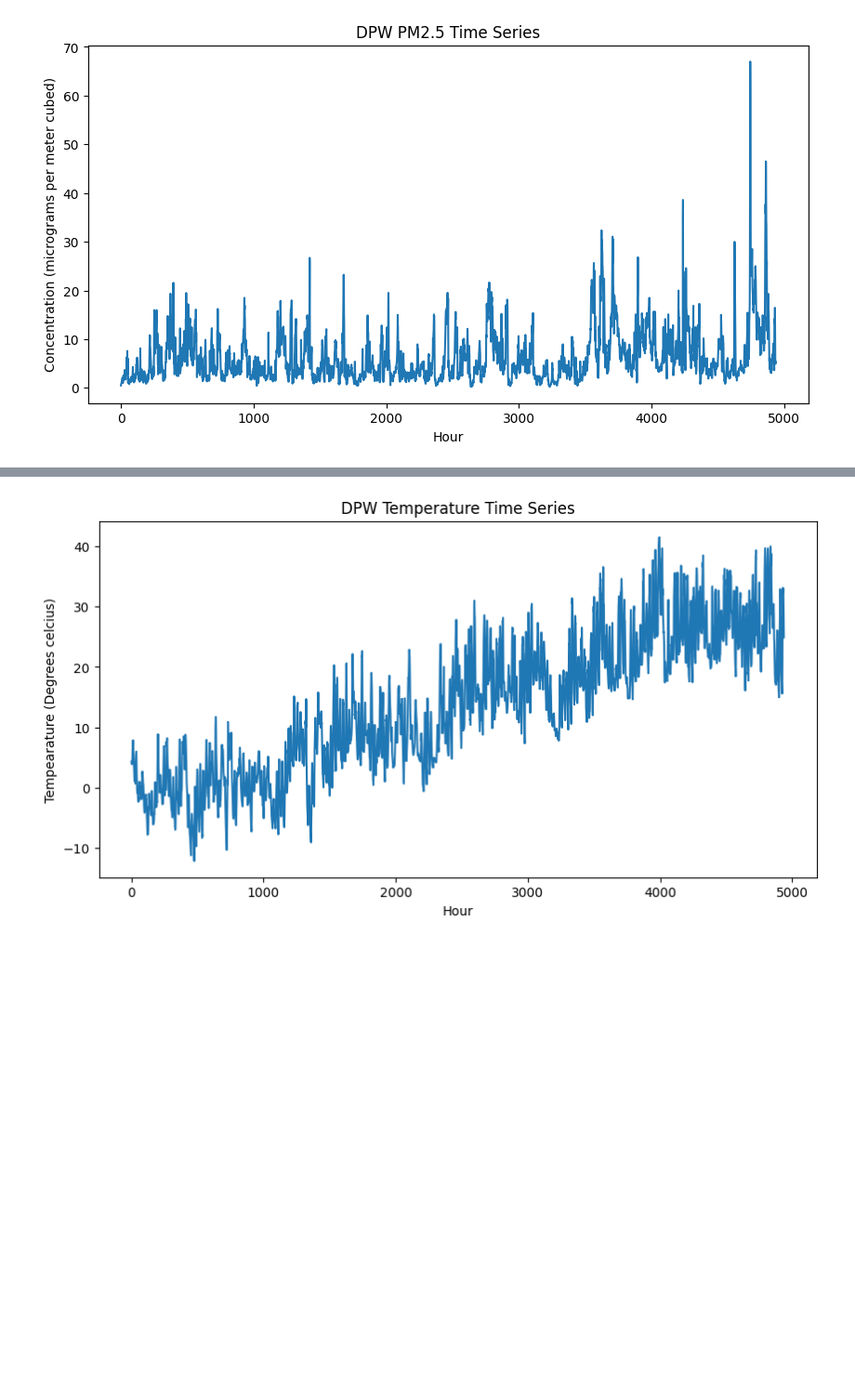
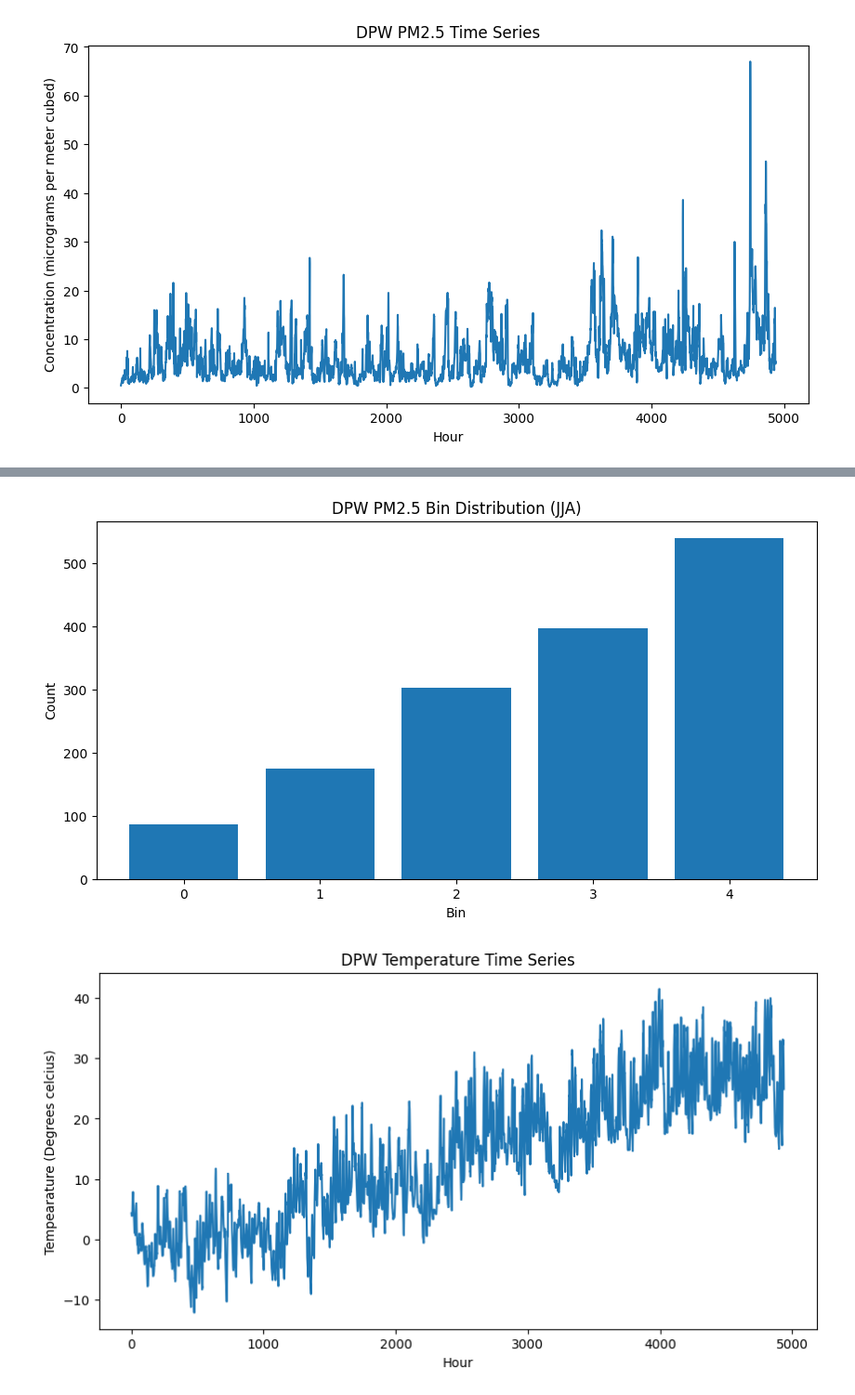
Before and after one commit to jacklardner/wind-pm-analysis, a Jupyter notebook: more_eda.ipynb, the cells around one changed output, grey strips where cells are left out. Shown at 93% size. Cells and saved outputs as stored; diff of their text form; code cells hidden in the pictures; blank space fills up the shorter version.

```diff
--- a/more_eda.ipynb
+++ b/more_eda.ipynb
@@ -135,3 +193,18 @@ plt.show()
+# %%
+#plotting summer bin counts
+jja_counts = dpw_final[dpw_final["season"] == "JJA"]["pm25_bin"].value_counts().sort_index()
+
+plt.figure(figsize=(10,5))
+plt.bar(jja_counts.index, jja_counts.values)
+plt.title("DPW PM2.5 Bin Distribution (JJA)")
+plt.xlabel("Bin")
+plt.ylabel("Count")
+plt.xticks(jja_counts.index)
+
+plt.savefig("eda plots/DPW PM2.5 bin distribution (JJA).png")
+plt.show()
+# %% [output]
+[figure, added]
 # %%
 #time series for temperature. Expecting increase as end of data is in summer
 dpw_final["temp"].plot(figsize=(10,5), title="DPW Temperature Time Series")
```
Also changed, not shown: parts of 14 cells of this notebook, 24 other files.
